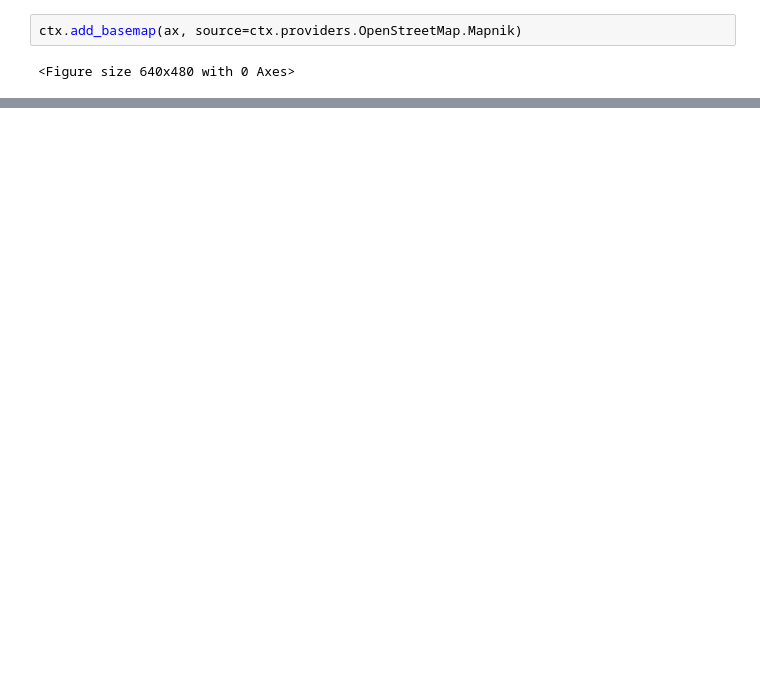
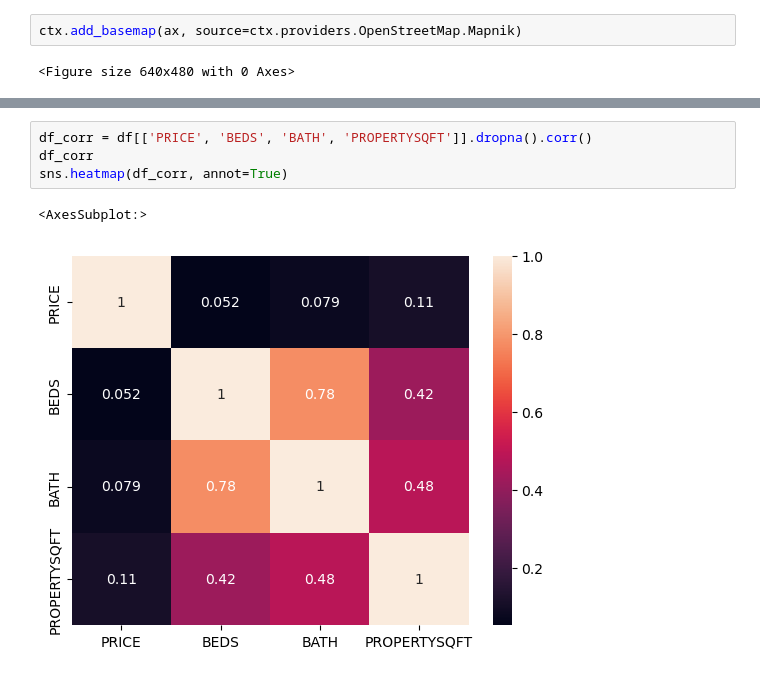
Before and after one commit to Vini-Pedroso/EDA-New-York-Houses, a Jupyter notebook: OneDrive/Área de Trabalho/EDA/Integrando_python_sql.py.ipynb, the cells around one changed output, grey strips where cells are left out. Cells and saved outputs as stored; diff of their text form; blank space fills up the shorter version.

```diff
--- a/OneDrive/Área de Trabalho/EDA/Integrando_python_sql.py.ipynb
+++ b/OneDrive/Área de Trabalho/EDA/Integrando_python_sql.py.ipynb
@@ -302,0 +294,7 @@ plt.show()
+# %%
+df_corr = df[['PRICE', 'BEDS', 'BATH', 'PROPERTYSQFT']].dropna().corr()
+df_corr
+sns.heatmap(df_corr, annot=True)
+# %% [output]
+<AxesSubplot:>
+[figure, added]
```
Also changed, not shown: parts of 18 cells of this notebook.
